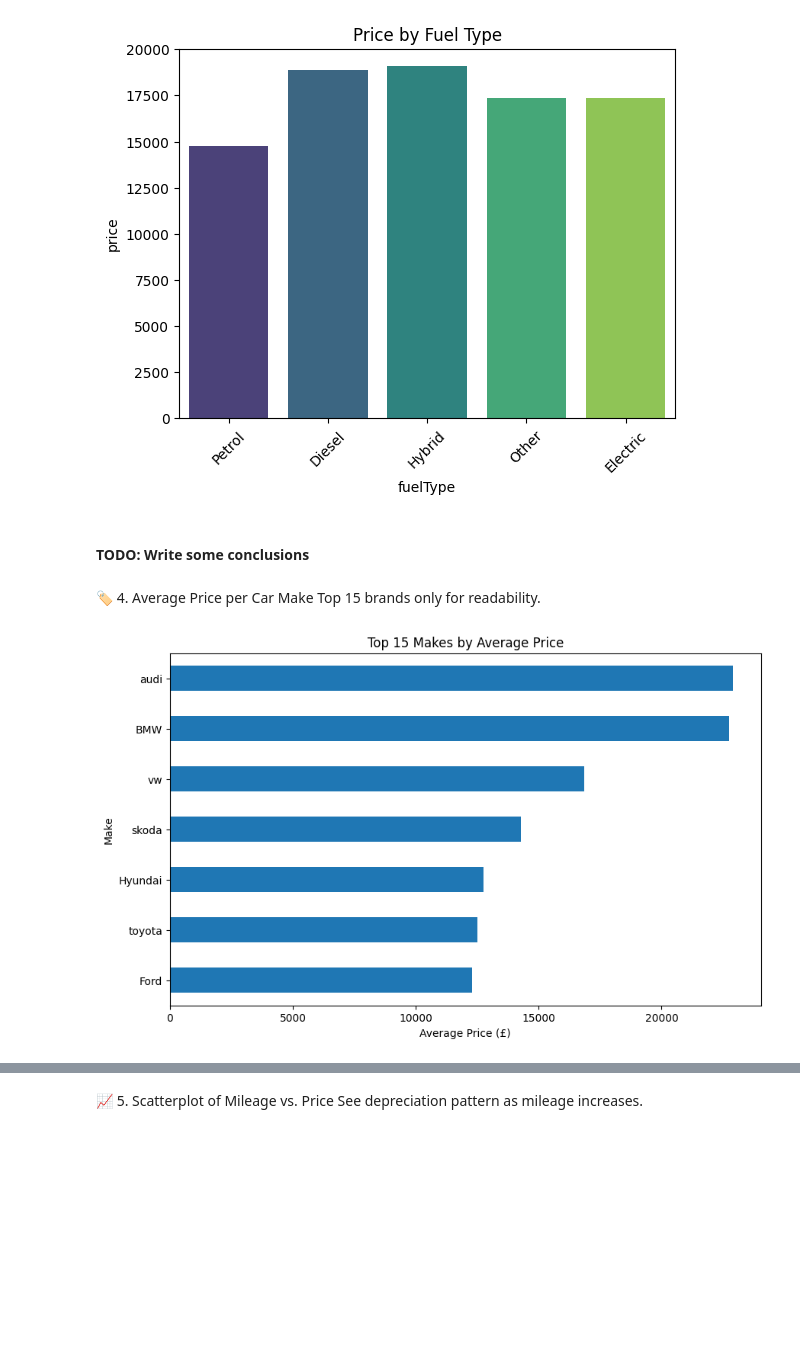
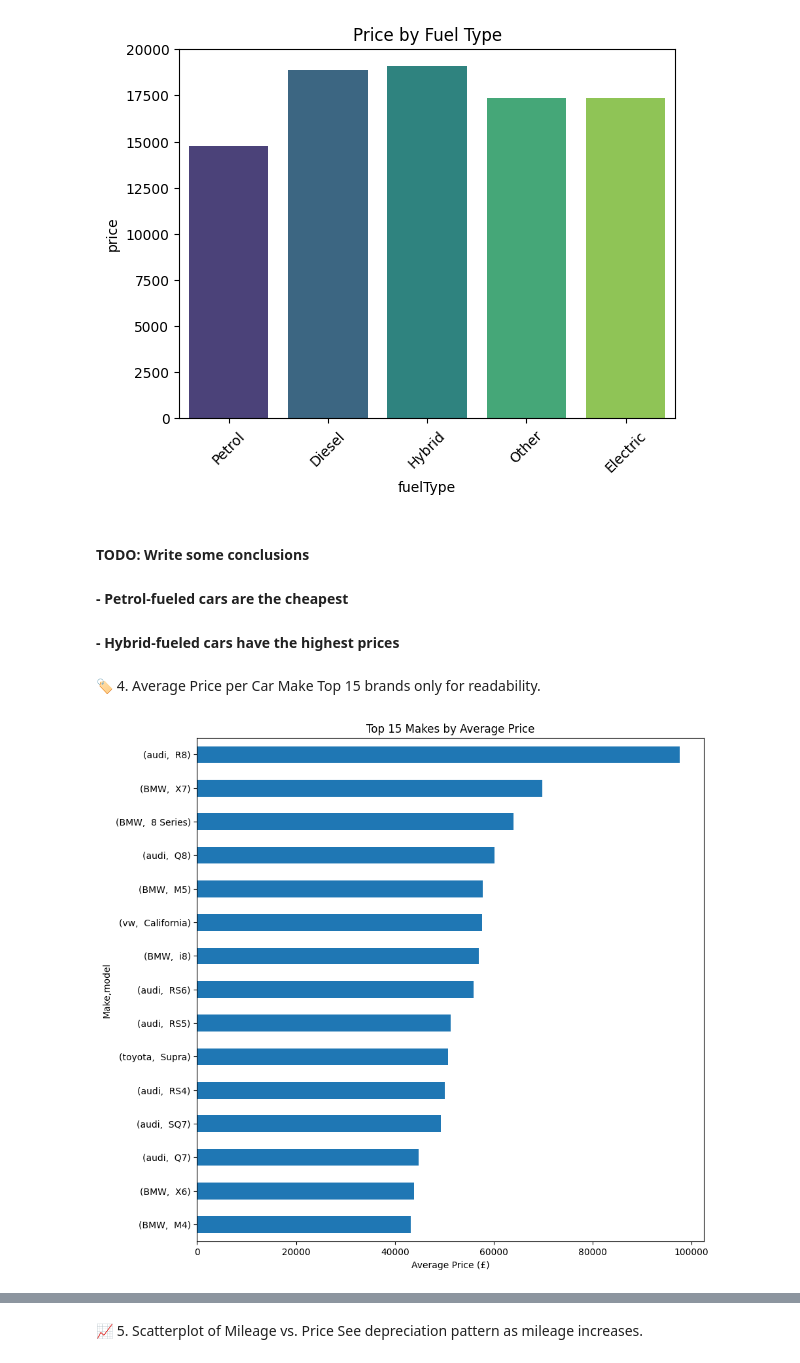
Before and after one commit to kovexison/Practica-AI, a Jupyter notebook: 01-ML-Regression/car_prices_regression.ipynb, the cells around one changed output, grey strips where cells are left out. Drawn from its saved outputs; the diff is of its cells as text; code cells hidden in the pictures; blank space fills up the shorter version.

```diff
--- a/01-ML-Regression/car_prices_regression.ipynb
+++ b/01-ML-Regression/car_prices_regression.ipynb
@@ -268,17 +268,19 @@ plt.show()
 [figure]
 # %% [markdown]
 ####  TODO: Write some conclusions
+#### - Petrol-fueled cars are the cheapest
+#### - Hybrid-fueled cars have the highest prices
 # %% [markdown]
 🏷️ 4. Average Price per Car Make
 Top 15 brands only for readability.
 # %%
-avg_price_by_make = df.groupby('Make')['price'].mean().sort_values(ascending=False)
-avg_price_by_make.plot(kind='barh', figsize=(10, 6))
+avg_price_by_make = df.groupby(['Make', 'model'])['price'].mean().sort_values(ascending=False).head(15)
+avg_price_by_make.plot(kind='barh', figsize=(10, 10))
 plt.xlabel('Average Price (£)')
 plt.title('Top 15 Makes by Average Price')
 plt.gca().invert_yaxis()
 plt.show()
 # %% [output]
-[figure, old version]
+[figure, new version]
 # %% [markdown]
 ####  TODO: Write some conclusions
```
Also changed, not shown: parts of 10 cells of this notebook.
